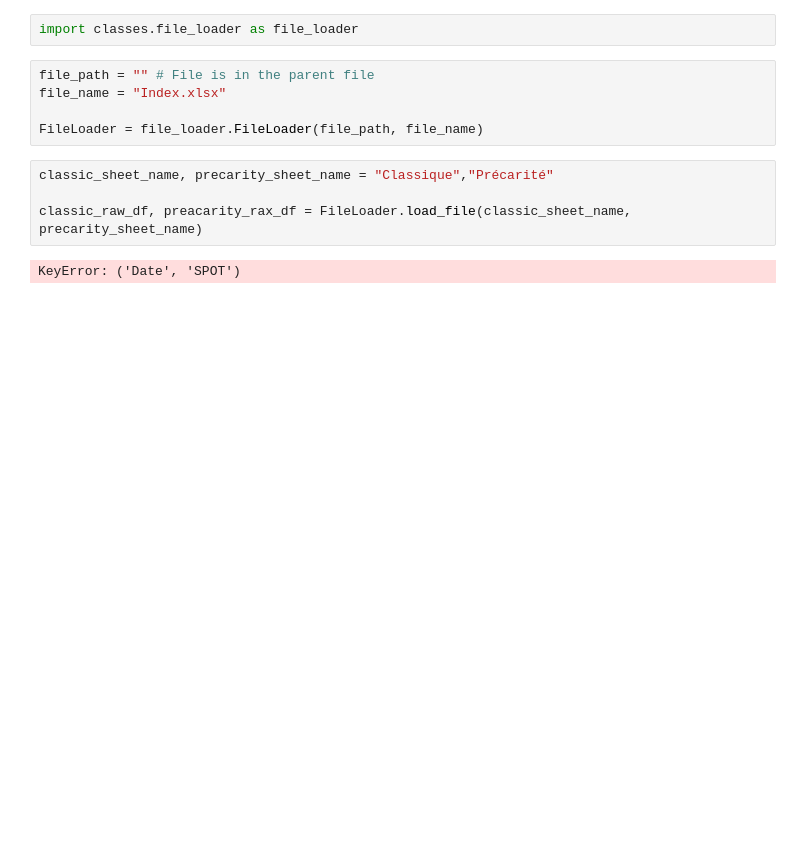
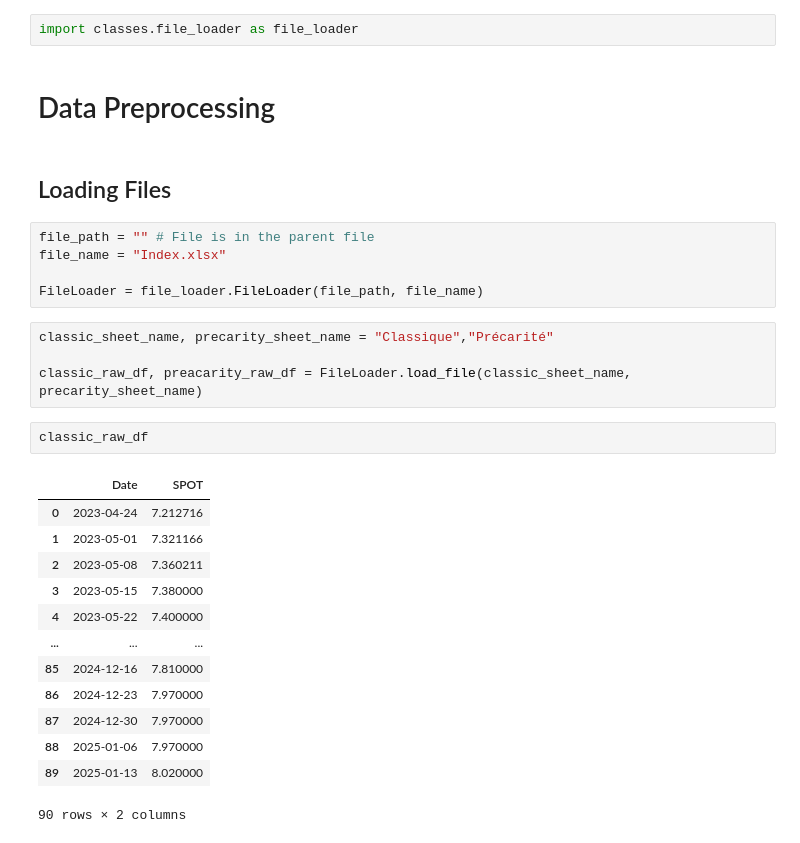
Before and after one commit to R4nd0mnam3/Time_series_Prediction, a Jupyter notebook: main.ipynb, the cells around one changed output. Drawn from its saved outputs; the diff is of its cells as text; blank space fills up the shorter version.

Commit message:
data preprocessing finished

```diff
--- a/main.ipynb
+++ b/main.ipynb
@@ -4,5 +7,9 @@ import numpy as np
 # %%
 import classes.file_loader as file_loader
+# %% [markdown]
+# Data Preprocessing
+# %% [markdown]
+## Loading Files
 # %%
 file_path = "" # File is in the parent file
 file_name = "Index.xlsx"
@@ -11,6 +18,20 @@ FileLoader = file_loader.FileLoader(file_path, file_name)
 # %%
 classic_sheet_name, precarity_sheet_name = "Classique","Précarité"
 
-classic_raw_df, preacarity_rax_df = FileLoader.load_file(classic_sheet_name, precarity_sheet_name)
+classic_raw_df, preacarity_raw_df = FileLoader.load_file(classic_sheet_name, precarity_sheet_name)
-# %% [output]
-KeyError: ('Date', 'SPOT')
+# %%
+classic_raw_df
+# %% [output]
+|  | Date | SPOT |
+| 0 | 2023-04-24 | 7.212716 |
+| 1 | 2023-05-01 | 7.321166 |
+| 2 | 2023-05-08 | 7.360211 |
+| 3 | 2023-05-15 | 7.380000 |
+| 4 | 2023-05-22 | 7.400000 |
+| ... | ... | ... |
+| 85 | 2024-12-16 | 7.810000 |
+| 86 | 2024-12-23 | 7.970000 |
+| 87 | 2024-12-30 | 7.970000 |
+| 88 | 2025-01-06 | 7.970000 |
+| 89 | 2025-01-13 | 8.020000 |
+90 rows × 2 columns
```
Also changed, not shown: parts of 8 cells of this notebook, 1 other file.
